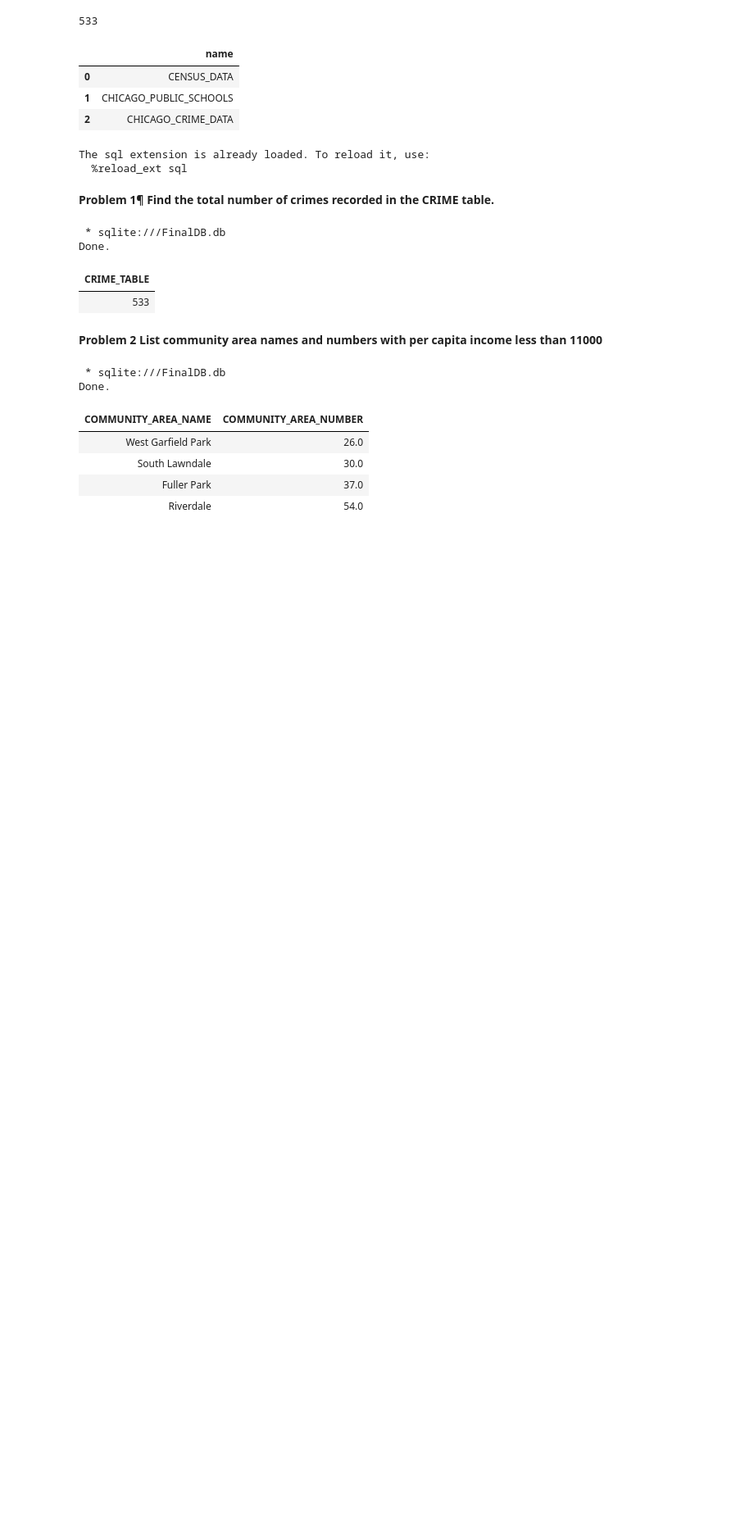
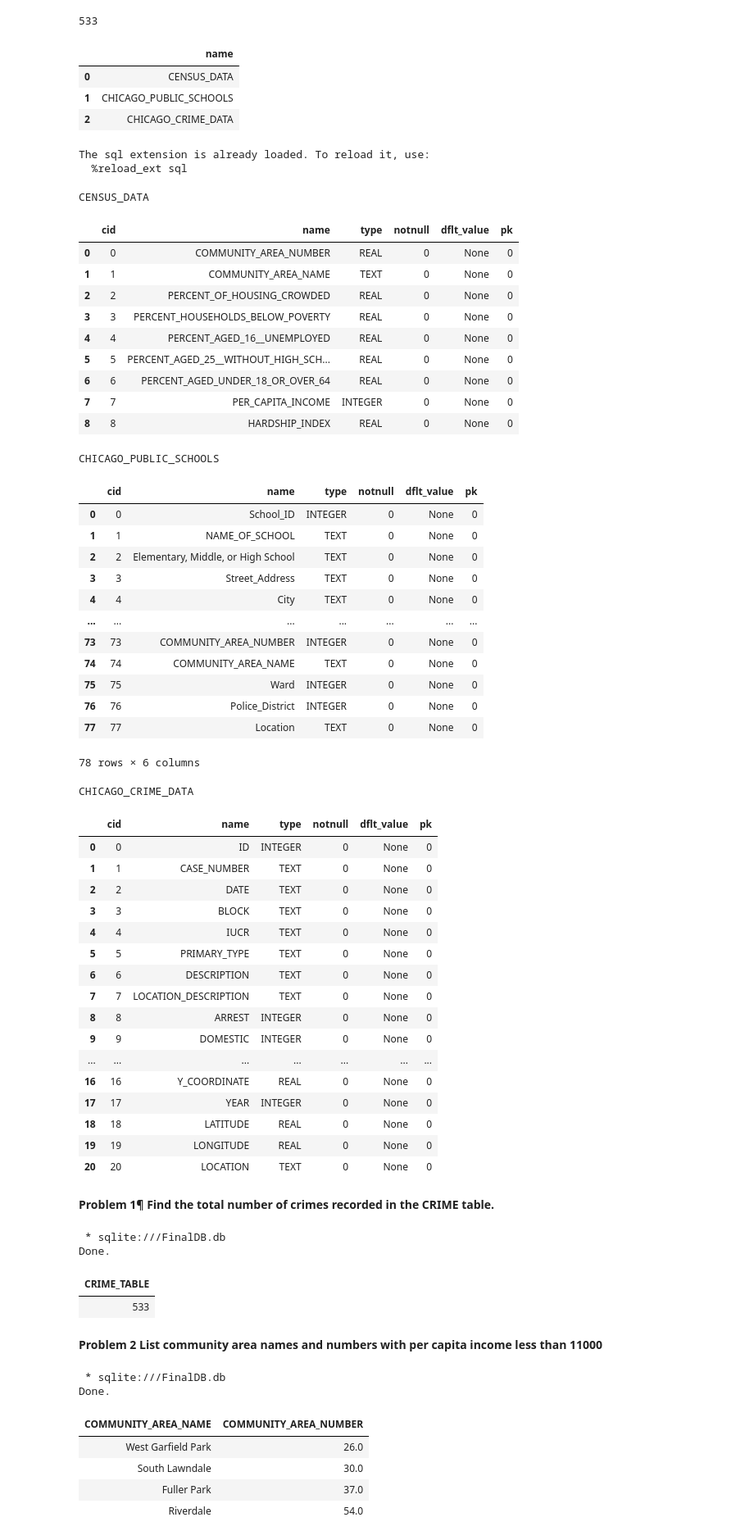
Before and after one commit to CyberWol-12/Create-Access-SQLite-database-using-Python, a Jupyter notebook: final_project.ipynb, the cells around one changed output. Shown at 82% size. Cells and saved outputs as stored; diff of their text form; code cells hidden in the pictures; blank space fills up the shorter version.

```diff
--- a/final_project.ipynb
+++ b/final_project.ipynb
@@ -60,6 +71,59 @@ The sql extension is already loaded. To reload it, use:
   %reload_ext sql
 # %%
 %sql sqlite:///FinalDB.db
+# %%
+print("CENSUS_DATA")
+display(pd.read_sql("PRAGMA table_info(CENSUS_DATA);", conn))
+
+print("CHICAGO_PUBLIC_SCHOOLS")
+display(pd.read_sql("PRAGMA table_info(CHICAGO_PUBLIC_SCHOOLS);", conn))
+
+print("CHICAGO_CRIME_DATA")
+display(pd.read_sql("PRAGMA table_info(CHICAGO_CRIME_DATA);", conn))
+# %% [output]
+CENSUS_DATA
+|  | cid | name | type | notnull | dflt_value | pk |
+| 0 | 0 | COMMUNITY_AREA_NUMBER | REAL | 0 | None | 0 |
+| 1 | 1 | COMMUNITY_AREA_NAME | TEXT | 0 | None | 0 |
+| 2 | 2 | PERCENT_OF_HOUSING_CROWDED | REAL | 0 | None | 0 |
+| 3 | 3 | PERCENT_HOUSEHOLDS_BELOW_POVERTY | REAL | 0 | None | 0 |
+| 4 | 4 | PERCENT_AGED_16__UNEMPLOYED | REAL | 0 | None | 0 |
+| 5 | 5 | PERCENT_AGED_25__WITHOUT_HIGH_SCH... | REAL | 0 | None | 0 |
+| 6 | 6 | PERCENT_AGED_UNDER_18_OR_OVER_64 | REAL | 0 | None | 0 |
+| 7 | 7 | PER_CAPITA_INCOME | INTEGER | 0 | None | 0 |
+| 8 | 8 | HARDSHIP_INDEX | REAL | 0 | None | 0 |
+CHICAGO_PUBLIC_SCHOOLS
+|  | cid | name | type | notnull | dflt_value | pk |
+| 0 | 0 | School_ID | INTEGER | 0 | None | 0 |
+| 1 | 1 | NAME_OF_SCHOOL | TEXT | 0 | None | 0 |
+| 2 | 2 | Elementary, Middle, or High School | TEXT | 0 | None | 0 |
+| 3 | 3 | Street_Address | TEXT | 0 | None | 0 |
+| 4 | 4 | City | TEXT | 0 | None | 0 |
+| ... | ... | ... | ... | ... | ... | ... |
+| 73 | 73 | COMMUNITY_AREA_NUMBER | INTEGER | 0 | None | 0 |
+| 74 | 74 | COMMUNITY_AREA_NAME | TEXT | 0 | None | 0 |
+| 75 | 75 | Ward | INTEGER | 0 | None | 0 |
+| 76 | 76 | Police_District | INTEGER | 0 | None | 0 |
+| 77 | 77 | Location | TEXT | 0 | None | 0 |
+78 rows × 6 columns
+CHICAGO_CRIME_DATA
+|  | cid | name | type | notnull | dflt_value | pk |
+| 0 | 0 | ID | INTEGER | 0 | None | 0 |
+| 1 | 1 | CASE_NUMBER | TEXT | 0 | None | 0 |
+| 2 | 2 | DATE | TEXT | 0 | None | 0 |
+| 3 | 3 | BLOCK | TEXT | 0 | None | 0 |
+| 4 | 4 | IUCR | TEXT | 0 | None | 0 |
+| 5 | 5 | PRIMARY_TYPE | TEXT | 0 | None | 0 |
+| 6 | 6 | DESCRIPTION | TEXT | 0 | None | 0 |
+| 7 | 7 | LOCATION_DESCRIPTION | TEXT | 0 | None | 0 |
+| 8 | 8 | ARREST | INTEGER | 0 | None | 0 |
+| 9 | 9 | DOMESTIC | INTEGER | 0 | None | 0 |
+| ... | ... | ... | ... | ... | ... | ... |
+| 16 | 16 | Y_COORDINATE | REAL | 0 | None | 0 |
+| 17 | 17 | YEAR | INTEGER | 0 | None | 0 |
+| 18 | 18 | LATITUDE | REAL | 0 | None | 0 |
+| 19 | 19 | LONGITUDE | REAL | 0 | None | 0 |
+| 20 | 20 | LOCATION | TEXT | 0 | None | 0 |
 # %% [markdown]
 **Problem 1¶**
 **Find the total number of crimes recorded in the CRIME table.**
```
Also changed, not shown: parts of 2 cells of this notebook, 11 other files.
